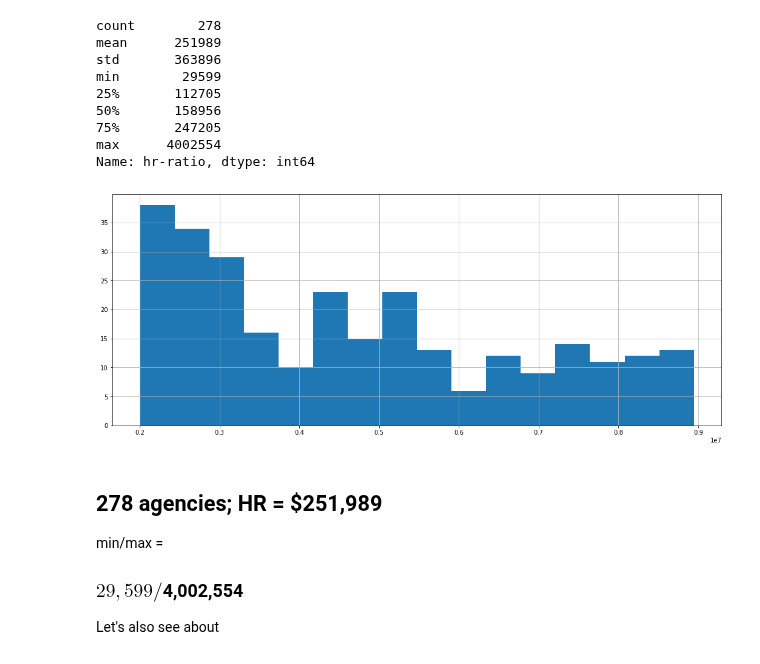
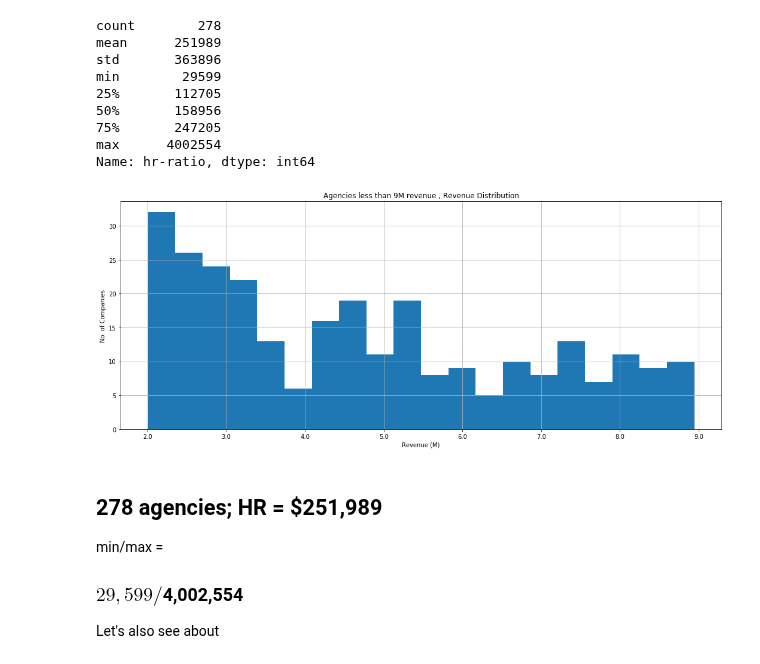
Before and after one commit to xthomas/dataviz, a Jupyter notebook: smallHoldCo/HeadcountRevenue.ipynb, the cells around one changed output. Saved outputs shown, nothing was run; the diff lists cells and outputs as text; code cells hidden in the pictures.

```diff
--- a/smallHoldCo/HeadcountRevenue.ipynb
+++ b/smallHoldCo/HeadcountRevenue.ipynb
@@ -177,10 +187,10 @@ min        29599
 75%       247205
 max      4002554
 Name: hr-ratio, dtype: int64
-# %%
-low_plot = low['revenue'].hist(bins=16)
-# %% [output]
-[figure, removed]
+# %%
+plotter(low,'Agencies less than 9M revenue')
+# %% [output]
+[figure, added]
 # %% [markdown]
 ## 278 agencies; HR = $251,989
 
```
Also changed, not shown: parts of 17 cells of this notebook.
